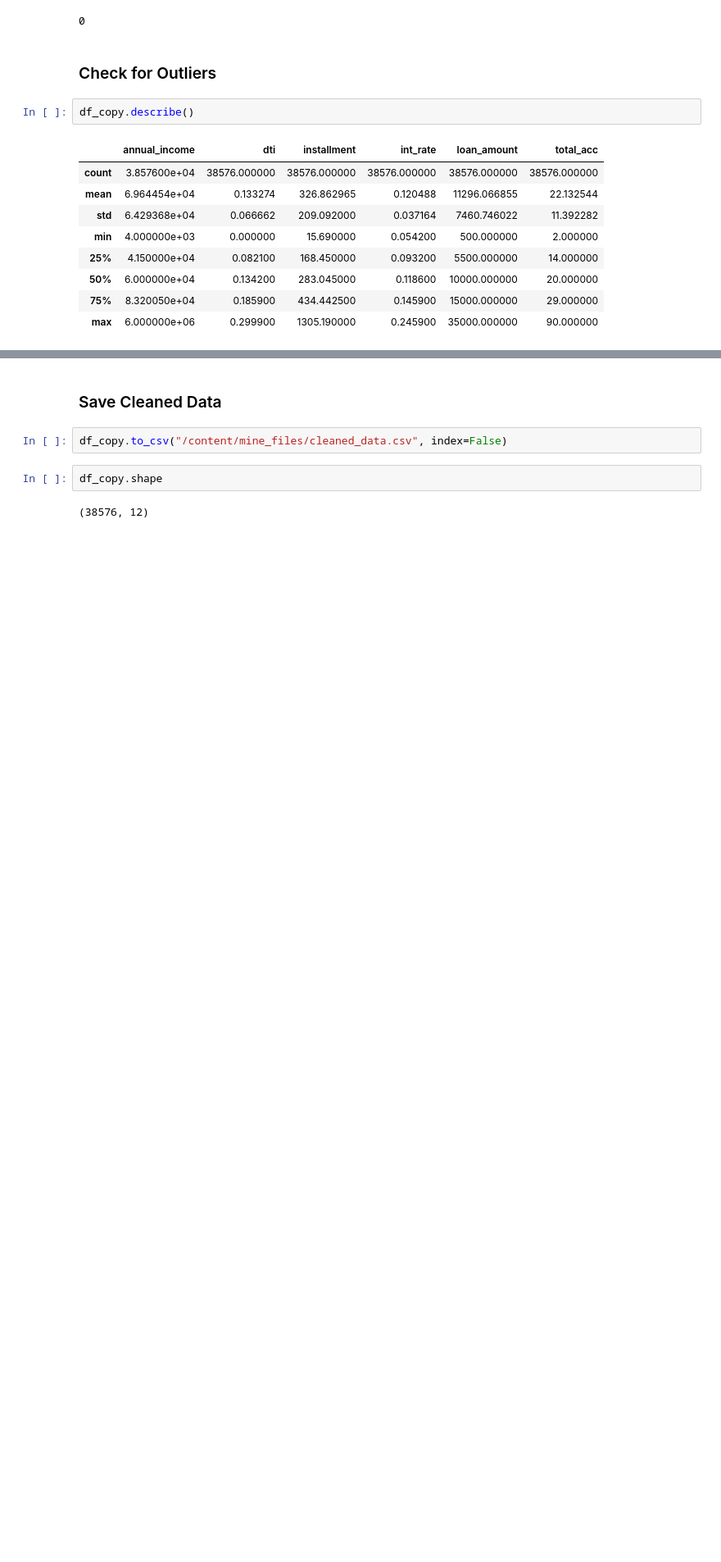
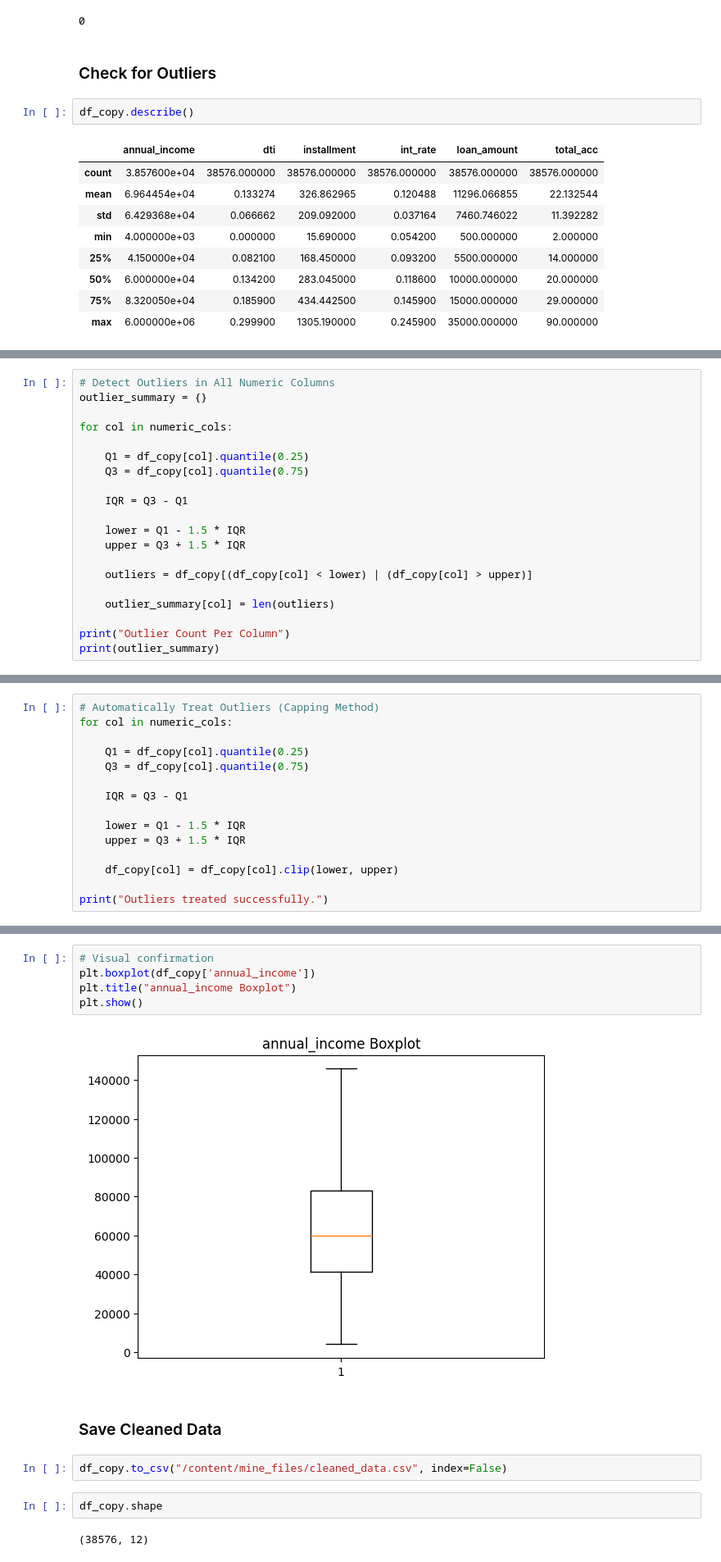
Before and after one commit to TemiDavid/blank-app, a Jupyter notebook: Capstone_Project.ipynb, the cells around one changed output, grey strips where cells are left out. Shown at 82% size. Cells and saved outputs as stored; diff of their text form; blank space fills up the shorter version.

```diff
--- a/Capstone_Project.ipynb
+++ b/Capstone_Project.ipynb
@@ -353,0 +370,20 @@ df_copy.describe()
+# %%
+# Detect Outliers in All Numeric Columns
+outlier_summary = {}
+
+for col in numeric_cols:
+
+    Q1 = df_copy[col].quantile(0.25)
+    Q3 = df_copy[col].quantile(0.75)
+
+    IQR = Q3 - Q1
+
+    lower = Q1 - 1.5 * IQR
+    upper = Q3 + 1.5 * IQR
+
+    outliers = df_copy[(df_copy[col] < lower) | (df_copy[col] > upper)]
+
+    outlier_summary[col] = len(outliers)
+
+print("Outlier Count Per Column")
+print(outlier_summary)
@@ -353,0 +393,15 @@ df_copy.describe()
+# %%
+# Automatically Treat Outliers (Capping Method)
+for col in numeric_cols:
+
+    Q1 = df_copy[col].quantile(0.25)
+    Q3 = df_copy[col].quantile(0.75)
+
+    IQR = Q3 - Q1
+
+    lower = Q1 - 1.5 * IQR
+    upper = Q3 + 1.5 * IQR
+
+    df_copy[col] = df_copy[col].clip(lower, upper)
+
+print("Outliers treated successfully.")
@@ -354,3 +440,10 @@ df_copy.describe()
+# %%
+# Visual confirmation
+plt.boxplot(df_copy['annual_income'])
+plt.title("annual_income Boxplot")
+plt.show()
+# %% [output]
+[figure, added]
 # %% [markdown]
 ### Save Cleaned Data
 # %%
```
Also changed, not shown: parts of 35 cells of this notebook.
